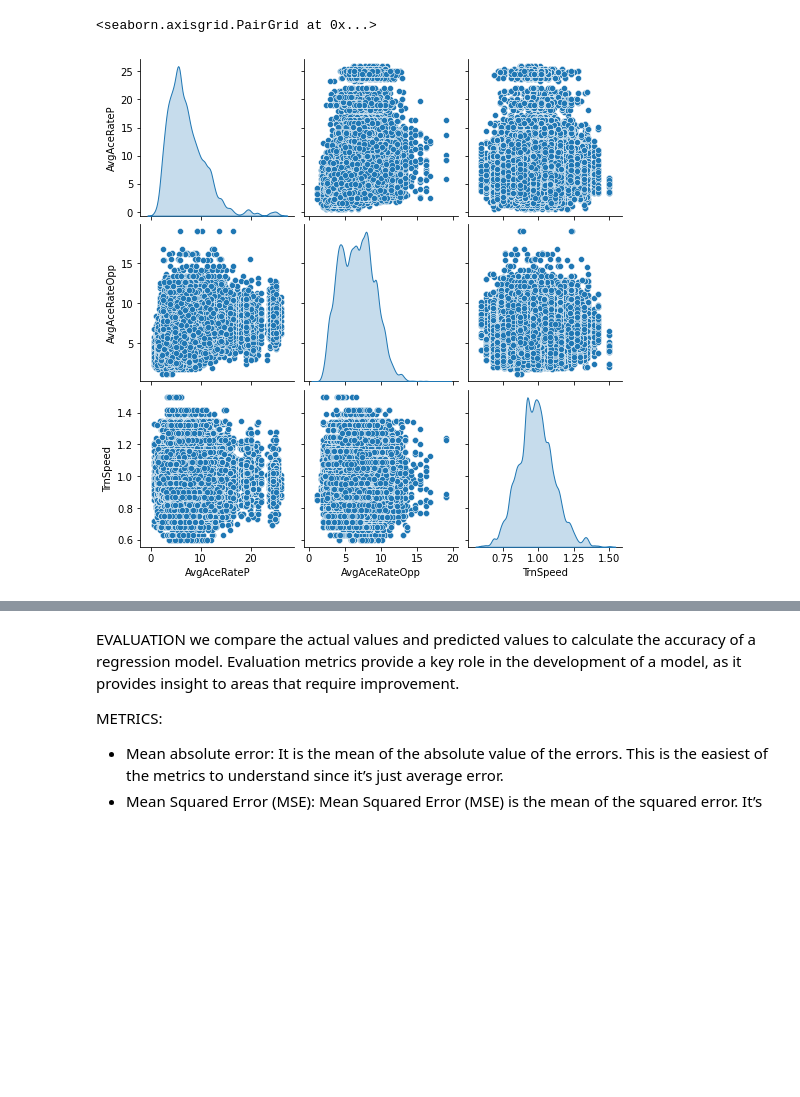
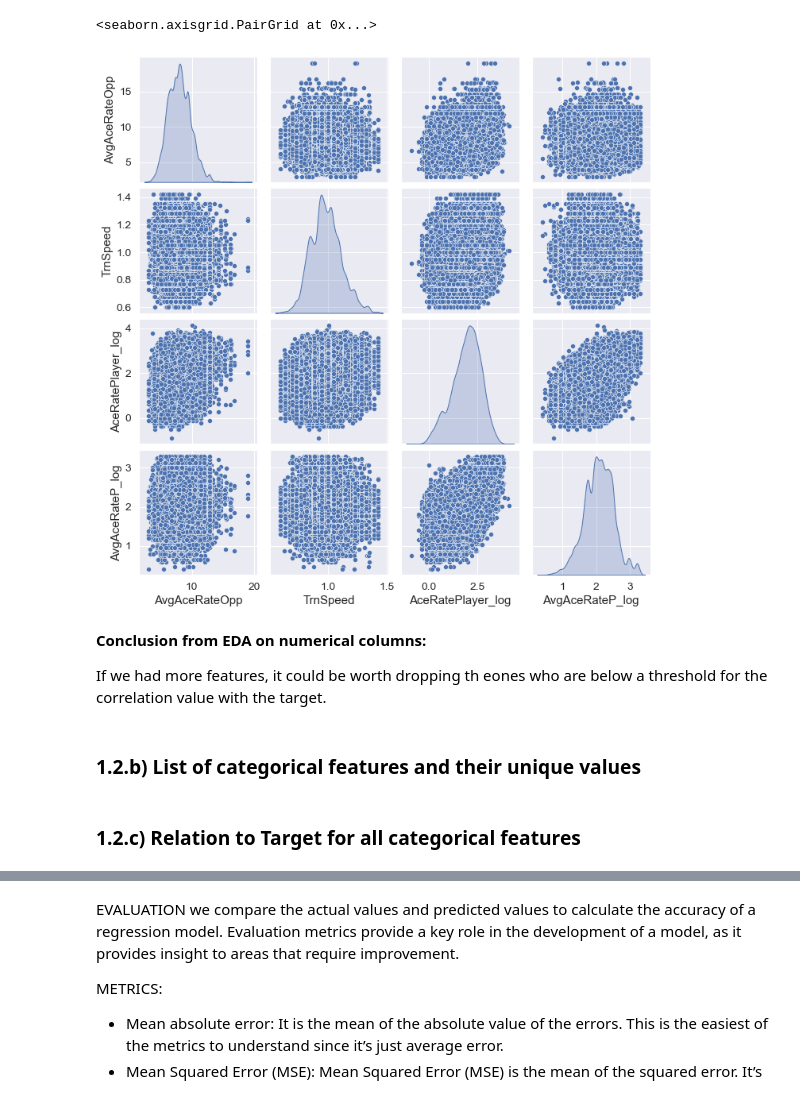
Before and after one commit to damienld/Pro-Tennis-Analysis, a Jupyter notebook: Aces_Regression.ipynb, the cells around one changed output, grey strips where cells are left out. Drawn from its saved outputs; the diff is of its cells as text; code cells hidden in the pictures; blank space fills up the shorter version.

```diff
--- a/Aces_Regression.ipynb
+++ b/Aces_Regression.ipynb
@@ -144,0 +328,8 @@ Name: AceRatePlayer, dtype: float64
+# %%
+# FILL NA with mean for the remaining columns
+total = df.isnull().sum().sort_values(ascending=False)
+percent = (df.isnull().sum()/df.isnull().count()).sort_values(ascending=False)
+missing_data = pd.concat([total, percent], axis=1, keys=['Total', 'Percent'])
+missing_data.head(5)
+
+df.fillna(df.mean(), inplace=True)
@@ -144,0 +351,8 @@ Name: AceRatePlayer, dtype: float64
+# %%
+#let's try to improve the skewness of the columns where needed
+cols_to_skew=['AvgAceRateP']
+for colname in cols_to_skew:
+    sns.distplot(df[colname]);
+    #skewness and kurtosis
+    print("Skewness: %f" % df[colname].skew())
+    print("Kurtosis: %f" % df[colname].kurt())
@@ -144,0 +363,8 @@ Name: AceRatePlayer, dtype: float64
+# %%
+for colname in cols_to_skew:
+    colname_log=colname+"_log"
+    df[colname_log] = np.log(df[colname]+0.01)
+    sns.distplot(df[colname_log]);
+    #skewness and kurtosis
+    print("Skewness: %f" % df[colname_log].skew())
+    print("Kurtosis: %f" % df[colname_log].kurt())
@@ -144,0 +375,2 @@ Name: AceRatePlayer, dtype: float64
+# %%
+df = df.drop([colname],axis=1)
@@ -145,6 +438,12 @@ Name: AceRatePlayer, dtype: float64
 # %%
 import seaborn as sns
-sns.pairplot(X, diag_kind="kde")
+sns.pairplot(df, diag_kind="kde")
 # %% [output]
 <seaborn.axisgrid.PairGrid at 0x...>
-[figure, old version]
+[figure, new version]
+# %% [markdown]
+**Conclusion from EDA on numerical columns:**
+
+If we had more features, it could be worth dropping th eones who are below a threshold for the correlation value with the target.
+# %% [markdown]
+### 1.2.b) List of categorical features and their unique values
@@ -150,0 +454,2 @@ sns.pairplot(X, diag_kind="kde")
+# %% [markdown]
+### 1.2.c) Relation to Target for all categorical features
```
Also changed, not shown: parts of 79 cells of this notebook.
